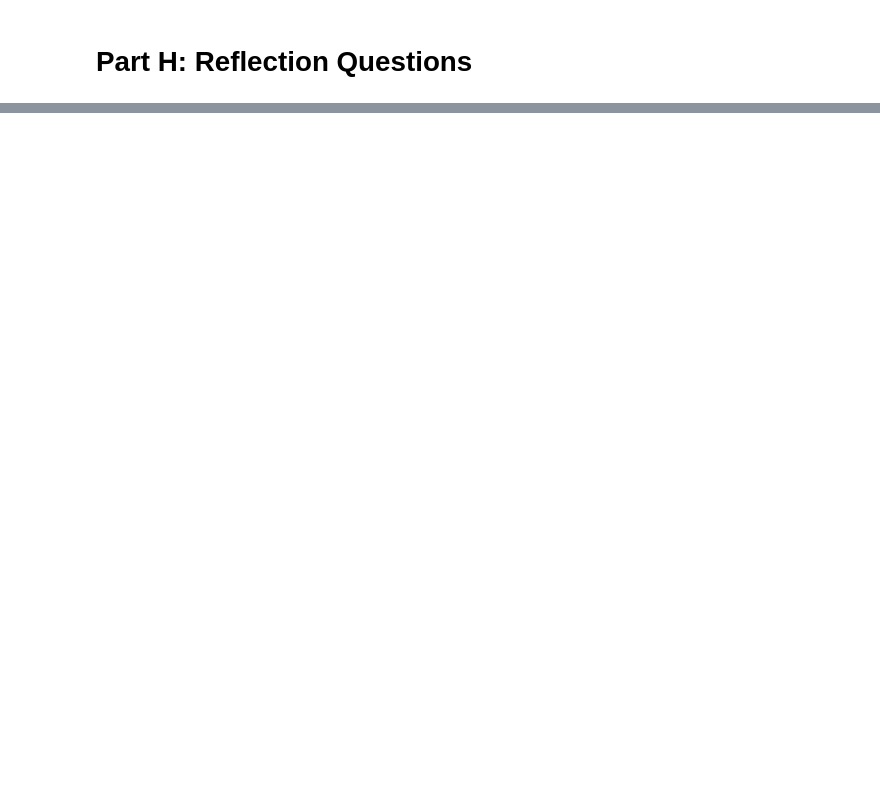
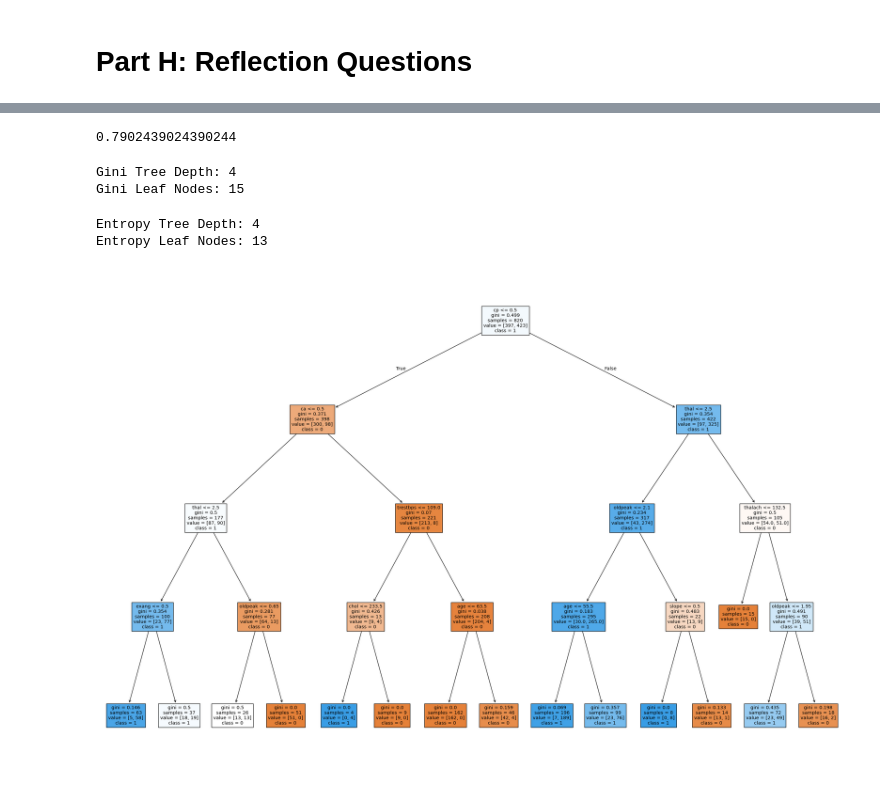
Before and after one commit to Asadullah2412/Decision_tree_classification_innomatics, a Jupyter notebook: Decision_Tree_Classification.ipynb, the cells around one changed output, grey strips where cells are left out. Cells and saved outputs as stored; diff of their text form; code cells hidden in the pictures; blank space fills up the shorter version.

```diff
--- a/Decision_Tree_Classification.ipynb
+++ b/Decision_Tree_Classification.ipynb
@@ -359,0 +445,6 @@ tp = plot_tree(model_3,feature_names=X.columns , class_names=[str(c) for c in mo
+# %%
+# model with GINI
+
+model_gini = DecisionTreeClassifier(criterion='gini',random_state=42,max_depth=4)
+
+model_gini
@@ -359,0 +453,2 @@ tp = plot_tree(model_3,feature_names=X.columns , class_names=[str(c) for c in mo
+# %%
+model_gini.fit(X_train,y_train)
@@ -359,0 +501,23 @@ tp = plot_tree(model_3,feature_names=X.columns , class_names=[str(c) for c in mo
+# %%
+entropy_accuracy = accuracy_score(y_true=y_test,y_pred=entropy_pred)
+print(entropy_accuracy)
+# %% [output]
+0.7902439024390244
+# %%
+print('Gini Tree Depth:' ,model_gini.get_depth())
+print("Gini Leaf Nodes:", model_gini.get_n_leaves())
+# %% [output]
+Gini Tree Depth: 4
+Gini Leaf Nodes: 15
+# %%
+print('Entropy Tree Depth:',model_entropy.get_depth())
+print("Entropy Leaf Nodes:", model_entropy.get_n_leaves())
+# %% [output]
+Entropy Tree Depth: 4
+Entropy Leaf Nodes: 13
+# %%
+fig = plt.figure(figsize=(30,20))
+
+tp = plot_tree(model_gini,feature_names=X.columns , class_names=[str(c) for c in model_3.classes_],filled=True)
+# %% [output]
+[figure, added]
```
Also changed, not shown: parts of 18 cells of this notebook.
